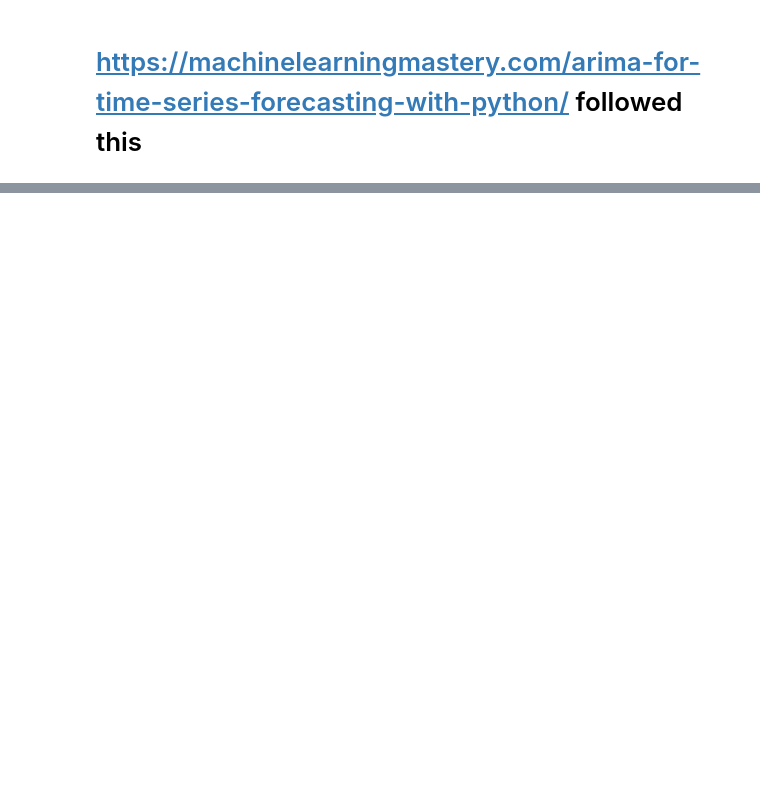
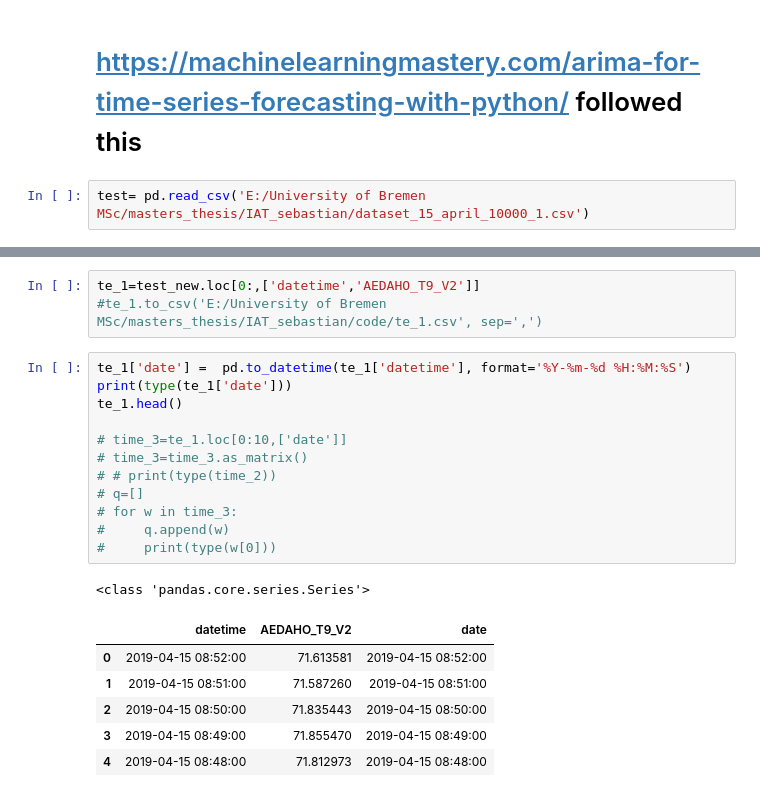
Before and after one commit to atifkarim/prediction_data_with_ML, a Jupyter notebook: code/dataset_15_april_2.ipynb, the cells around one changed output, grey strips where cells are left out. Cells and saved outputs as stored; diff of their text form; blank space fills up the shorter version.

```diff
--- a/code/dataset_15_april_2.ipynb
+++ b/code/dataset_15_april_2.ipynb
@@ -122,2 +93,4 @@ plt.show()
 # %% [markdown]
 # https://machinelearningmastery.com/arima-for-time-series-forecasting-with-python/ followed this
+# %%
+test= pd.read_csv('E:/University of Bremen MSc/masters_thesis/IAT_sebastian/dataset_15_april_10000_1.csv')
@@ -123,0 +154,23 @@ plt.show()
+# %%
+te_1=test_new.loc[0:,['datetime','AEDAHO_T9_V2']]
+#te_1.to_csv('E:/University of Bremen MSc/masters_thesis/IAT_sebastian/code/te_1.csv', sep=',')
+# %%
+te_1['date'] =  pd.to_datetime(te_1['datetime'], format='%Y-%m-%d %H:%M:%S')
+print(type(te_1['date']))
+te_1.head()
+
+# time_3=te_1.loc[0:10,['date']]
+# time_3=time_3.as_matrix()
+# # print(type(time_2))
+# q=[]
+# for w in time_3:
+#     q.append(w)
+#     print(type(w[0]))
+# %% [output]
+<class 'pandas.core.series.Series'>
+|  | datetime | AEDAHO_T9_V2 | date |
+| 0 | 2019-04-15 08:52:00 | 71.613581 | 2019-04-15 08:52:00 |
+| 1 | 2019-04-15 08:51:00 | 71.587260 | 2019-04-15 08:51:00 |
+| 2 | 2019-04-15 08:50:00 | 71.835443 | 2019-04-15 08:50:00 |
+| 3 | 2019-04-15 08:49:00 | 71.855470 | 2019-04-15 08:49:00 |
+| 4 | 2019-04-15 08:48:00 | 71.812973 | 2019-04-15 08:48:00 |
```
Also changed, not shown: parts of 19 cells of this notebook, 3 other files.
